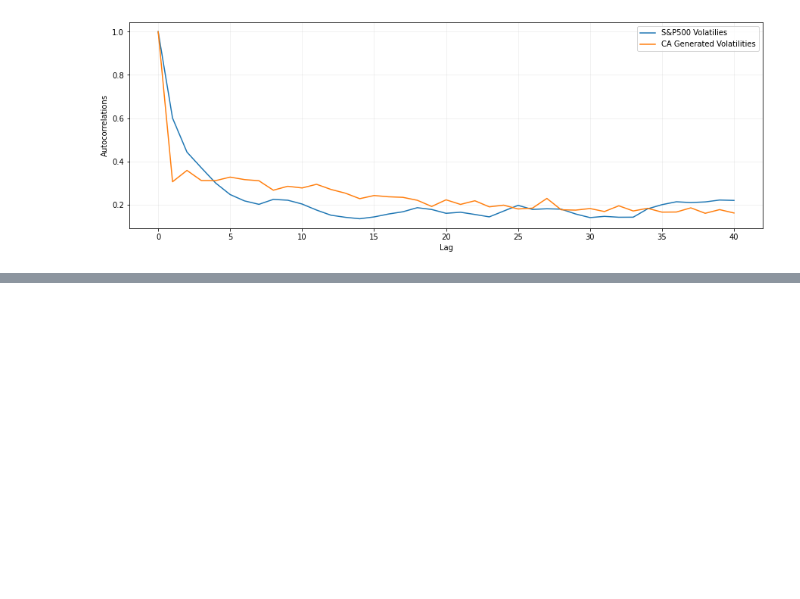
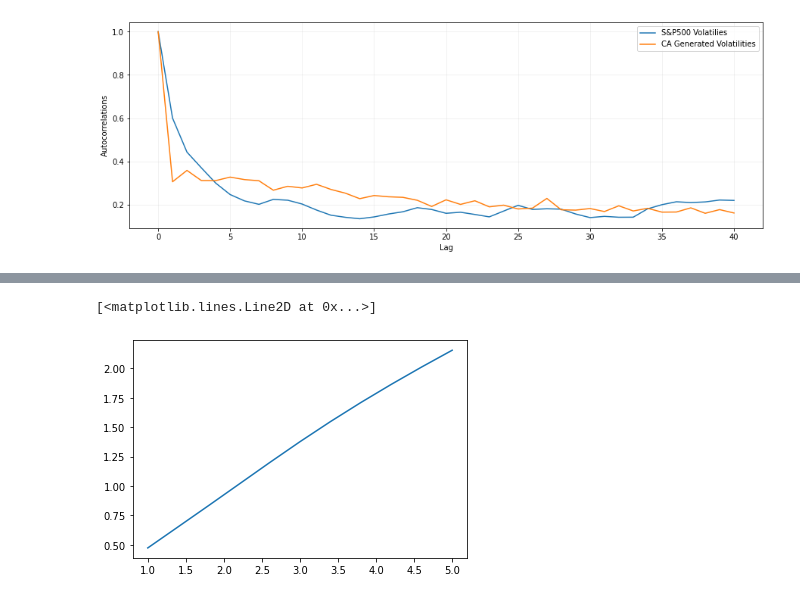
Before and after one commit to charelF/ComplexSystems, a Jupyter notebook: code/james/bartolozzi2004.ipynb, the cells around one changed output, grey strips where cells are left out. Saved outputs shown, nothing was run; the diff lists cells and outputs as text; code cells hidden in the pictures; blank space fills up the shorter version.

```diff
--- a/code/james/bartolozzi2004.ipynb
+++ b/code/james/bartolozzi2004.ipynb
@@ -479,0 +567,13 @@ plt.show()
+# %%
+df = pd.read_csv("../../data/all_world_indices_clean.csv")
+df_spx = df[["Date", "SPX Index"]]
+df_spx["Date"] = pd.to_datetime(df_spx["Date"], format='%d/%m/%Y')
+df_spx = df_spx.sort_values(by="Date")
+df_spx.reset_index(inplace=True)
+series_array = np.array(df_spx["SPX Index"])
+
+q_vals = np.linspace(1, 5, 11)
+h_res = np.zeros(q_vals.shape[0])
+
+for i, val in enumerate(q_vals):
+    h_res[i] = genhurst(series_array, val)
@@ -479,0 +587,5 @@ plt.show()
+# %%
+plt.plot(q_vals, q_vals*h_res)
+# %% [output]
+[<matplotlib.lines.Line2D at 0x...>]
+[figure, added]
```
Also changed, not shown: parts of 8 cells of this notebook.
